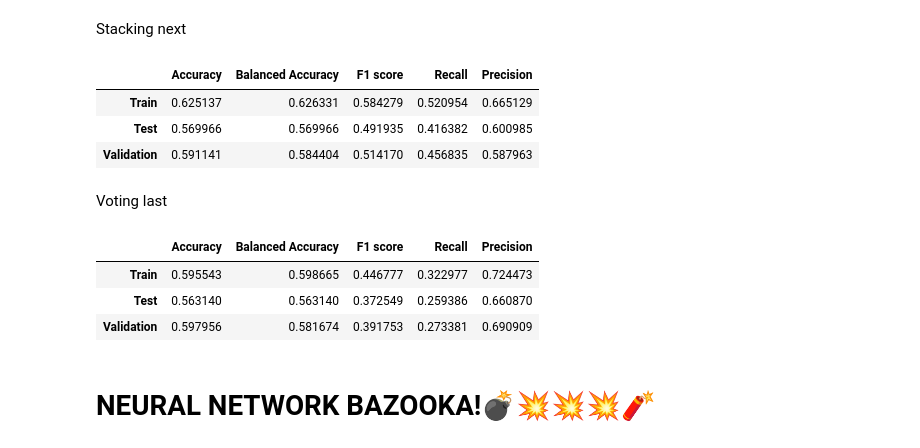
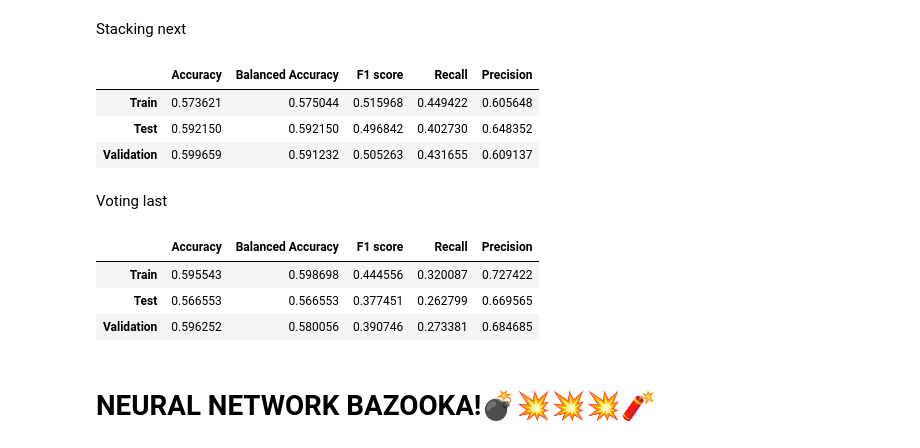
Before and after one commit to TosinPhillip/Datacamp-Professional-Data-Scientist-Certification-Case-Study, a Jupyter notebook: datacamp.ipynb, the cells around one changed output. Drawn from its saved outputs; the diff is of its cells as text; code cells hidden in the pictures.

Commit message:
Tune the VC
The voting classifier is a promising model. Tune it, take care of the overfitting and work it out.

```diff
--- a/datacamp.ipynb
+++ b/datacamp.ipynb
@@ -808,24 +808,25 @@ assess_classifier(adaboost_ensemble)
 # %% [markdown]
 Stacking next
 # %%
-stacking_ensemble = StackingClassifier(estimators=[('bdtc', base_dtc), ('bsvc', base_svc)])
+stacking_ensemble = StackingClassifier(estimators=[('bdtc', tuned_dtc), ('bsvc', base_svc)])
 stacking_ensemble.fit(X_train, y_train)
 assess_classifier(stacking_ensemble)
 # %% [output]
 |  | Accuracy | Balanced Accuracy | F1 score | Recall | Precision |
-| Train | 0.625137 | 0.626331 | 0.584279 | 0.520954 | 0.665129 |
-| Test | 0.569966 | 0.569966 | 0.491935 | 0.416382 | 0.600985 |
-| Validation | 0.591141 | 0.584404 | 0.514170 | 0.456835 | 0.587963 |
+| Train | 0.573621 | 0.575044 | 0.515968 | 0.449422 | 0.605648 |
+| Test | 0.592150 | 0.592150 | 0.496842 | 0.402730 | 0.648352 |
+| Validation | 0.599659 | 0.591232 | 0.505263 | 0.431655 | 0.609137 |
 # %% [markdown]
 Voting last
 # %%
-voting_ensemble = VotingClassifier(estimators=[('bdtc', base_rfc), ('bsvc', base_svc)])
+voting_ensemble = VotingClassifier(estimators=[('tdtc', tuned_dtc), ('bsvc', base_svc),
+                                               ('bdtc', base_dtc), ('brfc', base_rfc)])
 voting_ensemble.fit(X_train, y_train)
 assess_classifier(voting_ensemble)
 # %% [output]
 |  | Accuracy | Balanced Accuracy | F1 score | Recall | Precision |
-| Train | 0.595543 | 0.598665 | 0.446777 | 0.322977 | 0.724473 |
-| Test | 0.563140 | 0.563140 | 0.372549 | 0.259386 | 0.660870 |
-| Validation | 0.597956 | 0.581674 | 0.391753 | 0.273381 | 0.690909 |
+| Train | 0.595543 | 0.598698 | 0.444556 | 0.320087 | 0.727422 |
+| Test | 0.566553 | 0.566553 | 0.377451 | 0.262799 | 0.669565 |
+| Validation | 0.596252 | 0.580056 | 0.390746 | 0.273381 | 0.684685 |
 # %% [markdown]
 # NEURAL NETWORK BAZOOKA!💣💥💥💥🧨
```
